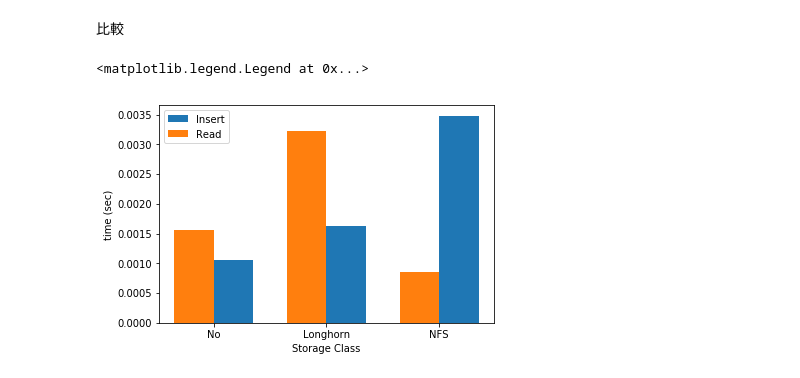
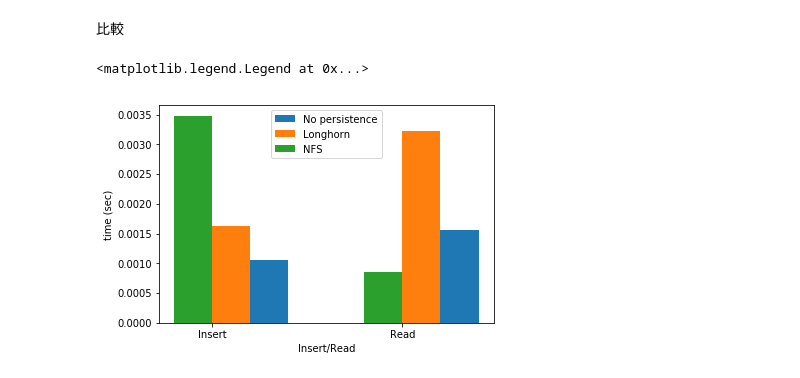
Before and after one commit to wei840222/storage-management-system, a Jupyter notebook: loadTest/Graph mongo.ipynb, the cells around one changed output. Drawn from its saved outputs; the diff is of its cells as text; code cells hidden in the pictures.

Commit message:
update graph

```diff
--- a/loadTest/Graph mongo.ipynb
+++ b/loadTest/Graph mongo.ipynb
@@ -138,14 +138,16 @@ plt.plot(range(10000), [dfReadNFS.iloc[x] for x in range(10000)], 'r-')
 # %% [markdown]
 比較
 # %%
-x = ['No', 'Longhorn', 'NFS']
-class_a = [dfInsert.describe().iloc[1][0], dfInsertLonghorn.describe().iloc[1][0], dfInsertNFS.describe().iloc[1][0]]
-class_b = [dfRead.describe().iloc[1][0], dfReadLonghorn.describe().iloc[1][0], dfReadNFS.describe().iloc[1][0]]
-plt.bar(x, class_a, label = 'Insert', align = "edge", width = 0.35)
-plt.bar(x, class_b, label = 'Read', align = "edge", width = -0.35)
-plt.xlabel("Storage Class")
+x = ['Insert', 'Read']
+class_a = [dfInsert.describe().iloc[1][0], dfRead.describe().iloc[1][0]]
+class_b = [dfInsertLonghorn.describe().iloc[1][0], dfReadLonghorn.describe().iloc[1][0]]
+class_c = [dfInsertNFS.describe().iloc[1][0], dfReadNFS.describe().iloc[1][0]]
+plt.bar(x, class_a, label = 'No persistence', align = "edge", width = 0.4)
+plt.bar(x, class_b, label = 'Longhorn', align = "edge", width = 0.2)
+plt.bar(x, class_c, label = 'NFS', align = "edge", width = -0.2)
+plt.xlabel("Insert/Read")
 plt.ylabel("time (sec)")
-plt.legend()
+plt.legend(loc='upper center')
 # %% [output]
 <matplotlib.legend.Legend at 0x...>
-[figure, old version]
+[figure, new version]
```
Also changed, not shown: 3 other files.
